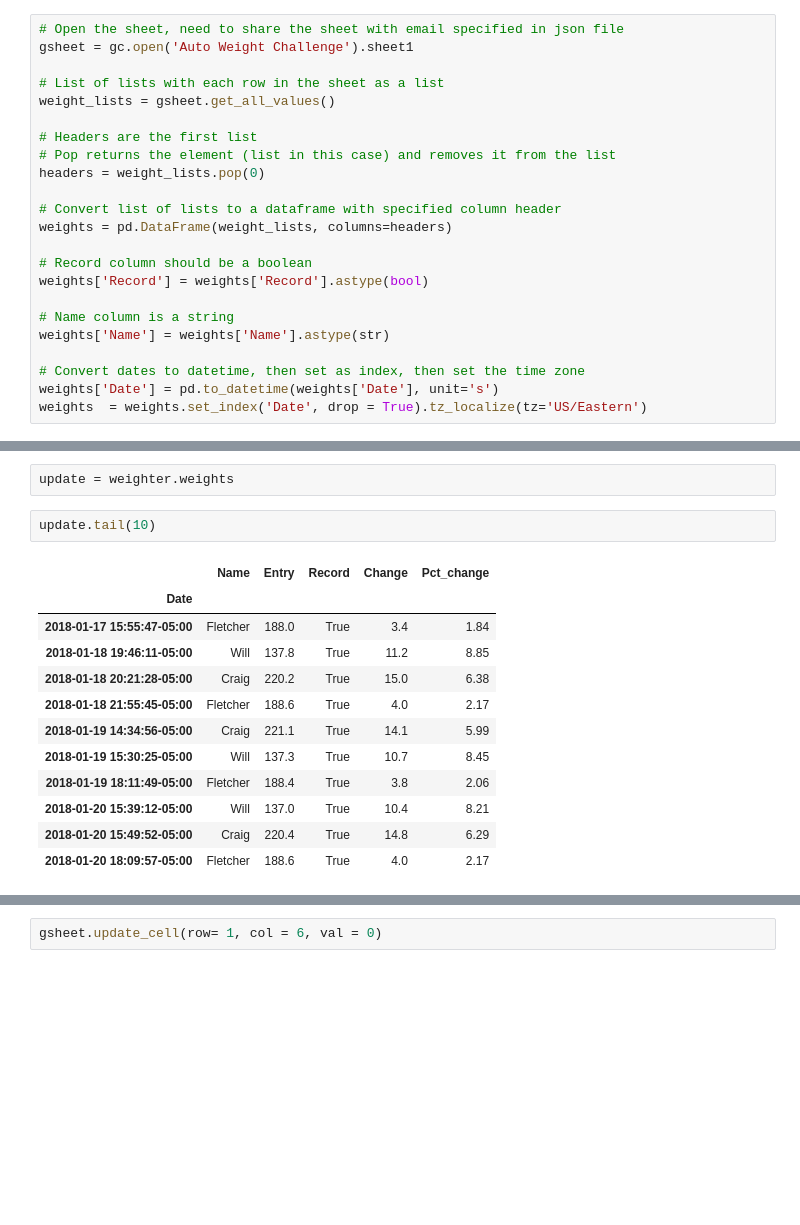
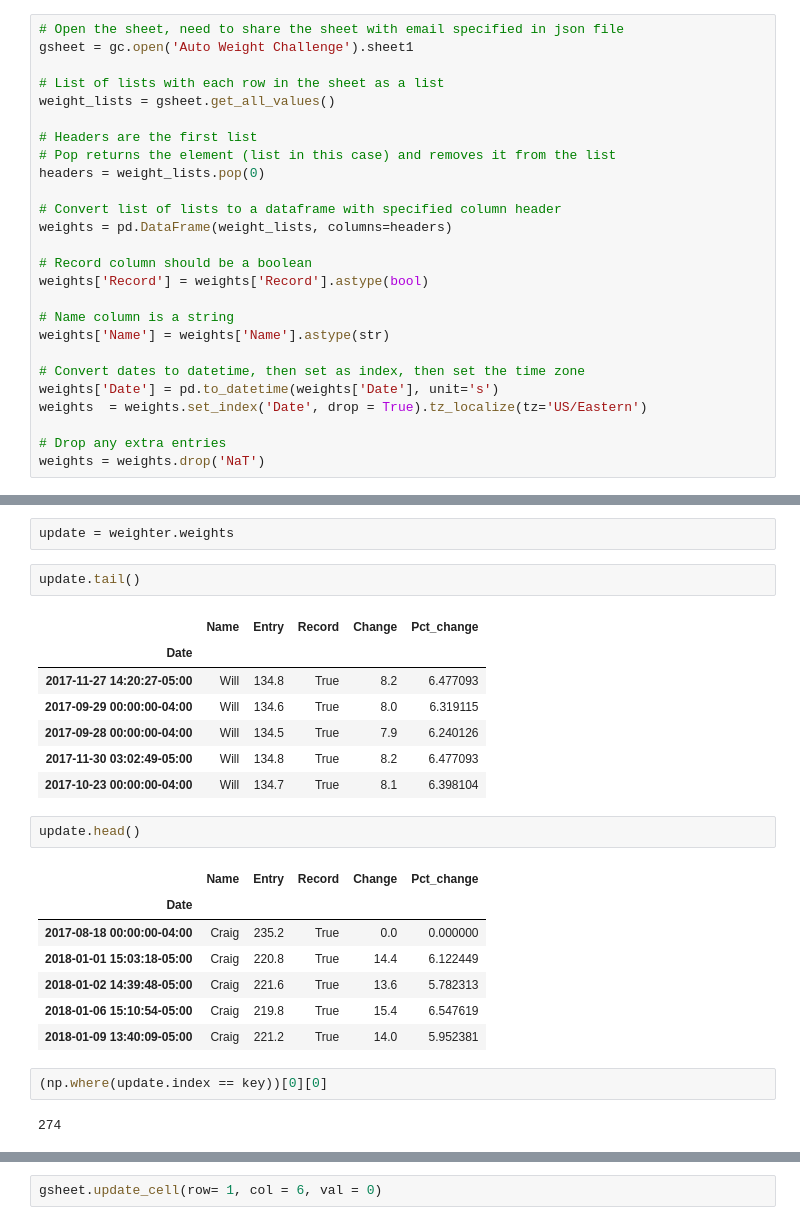
Before and after one commit to WillKoehrsen/Data-Analysis, a Jupyter notebook: weighter/Weighter Development.ipynb, the cells around one changed output, grey strips where cells are left out. Drawn from its saved outputs; the diff is of its cells as text; blank space fills up the shorter version.

Commit message:
Added Google Sheets updating for weighter

```diff
--- a/weighter/Weighter Development.ipynb
+++ b/weighter/Weighter Development.ipynb
@@ -84,6 +85,9 @@ weights['Name'] = weights['Name'].astype(str)
 # Convert dates to datetime, then set as index, then set the time zone
 weights['Date'] = pd.to_datetime(weights['Date'], unit='s')
 weights  = weights.set_index('Date', drop = True).tz_localize(tz='US/Eastern')
+
+# Drop any extra entries
+weights = weights.drop('NaT')
 # %%
 weights.head()
 # %% [output]
@@ -419,17 +443,26 @@ weighter = Weighter(weights)
 # %%
 update = weighter.weights
 # %%
-update.tail(10)
+update.tail()
 # %% [output]
 |  | Name | Entry | Record | Change | Pct_change |
 | Date |  |  |  |  |  |
-| 2018-01-17 15:55:47-05:00 | Fletcher | 188.0 | True | 3.4 | 1.84 |
-| 2018-01-18 19:46:11-05:00 | Will | 137.8 | True | 11.2 | 8.85 |
-| 2018-01-18 20:21:28-05:00 | Craig | 220.2 | True | 15.0 | 6.38 |
-| 2018-01-18 21:55:45-05:00 | Fletcher | 188.6 | True | 4.0 | 2.17 |
-| 2018-01-19 14:34:56-05:00 | Craig | 221.1 | True | 14.1 | 5.99 |
-| 2018-01-19 15:30:25-05:00 | Will | 137.3 | True | 10.7 | 8.45 |
-| 2018-01-19 18:11:49-05:00 | Fletcher | 188.4 | True | 3.8 | 2.06 |
-| 2018-01-20 15:39:12-05:00 | Will | 137.0 | True | 10.4 | 8.21 |
-| 2018-01-20 15:49:52-05:00 | Craig | 220.4 | True | 14.8 | 6.29 |
-| 2018-01-20 18:09:57-05:00 | Fletcher | 188.6 | True | 4.0 | 2.17 |
+| 2017-11-27 14:20:27-05:00 | Will | 134.8 | True | 8.2 | 6.477093 |
+| 2017-09-29 00:00:00-04:00 | Will | 134.6 | True | 8.0 | 6.319115 |
+| 2017-09-28 00:00:00-04:00 | Will | 134.5 | True | 7.9 | 6.240126 |
+| 2017-11-30 03:02:49-05:00 | Will | 134.8 | True | 8.2 | 6.477093 |
+| 2017-10-23 00:00:00-04:00 | Will | 134.7 | True | 8.1 | 6.398104 |
+# %%
+update.head()
+# %% [output]
+|  | Name | Entry | Record | Change | Pct_change |
+| Date |  |  |  |  |  |
+| 2017-08-18 00:00:00-04:00 | Craig | 235.2 | True | 0.0 | 0.000000 |
+| 2018-01-01 15:03:18-05:00 | Craig | 220.8 | True | 14.4 | 6.122449 |
+| 2018-01-02 14:39:48-05:00 | Craig | 221.6 | True | 13.6 | 5.782313 |
+| 2018-01-06 15:10:54-05:00 | Craig | 219.8 | True | 15.4 | 6.547619 |
+| 2018-01-09 13:40:09-05:00 | Craig | 221.2 | True | 14.0 | 5.952381 |
+# %%
+(np.where(update.index == key))[0][0]
+# %% [output]
+274
```
Also changed, not shown: parts of 18 cells of this notebook.
